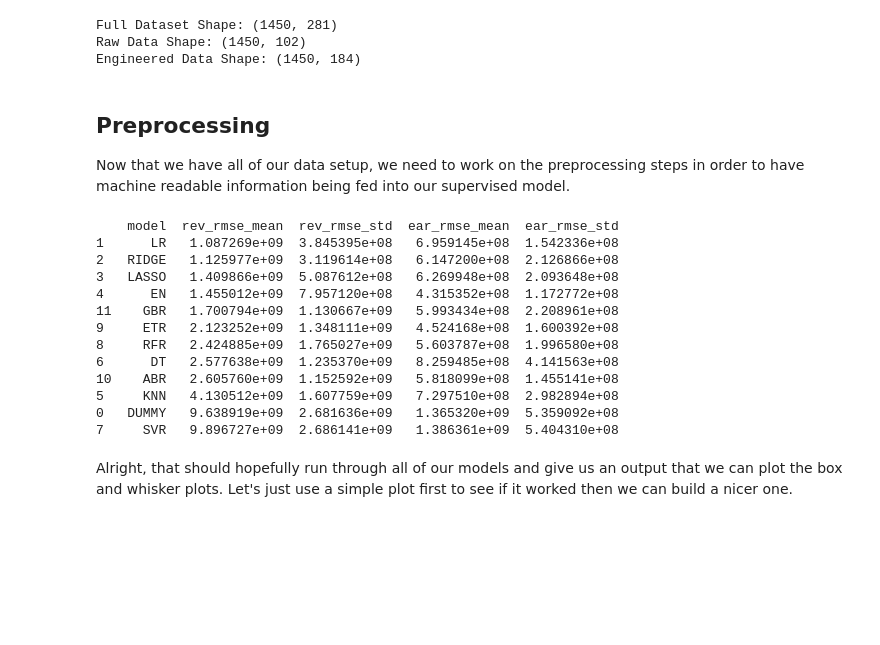
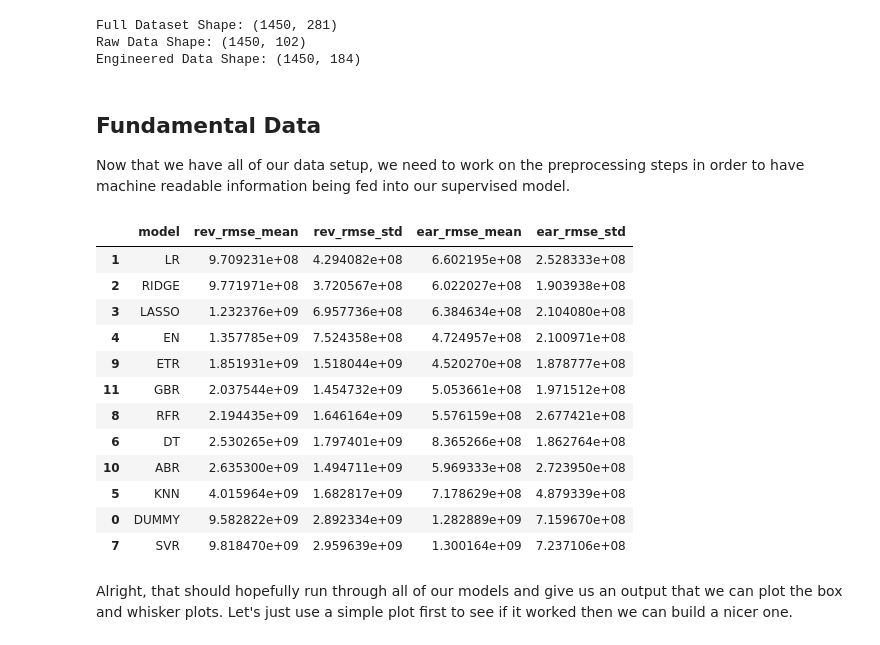
Before and after one commit to tmacpherson6/machine_learning_in_fundamental_valuations, a Jupyter notebook: Notebooks/Thomas/9 - Baseline Supervised Learning Models.ipynb, the cells around one changed output. Saved outputs shown, nothing was run; the diff lists cells and outputs as text; code cells hidden in the pictures; blank space fills up the shorter version.

```diff
--- a/Notebooks/Thomas/9 - Baseline Supervised Learning Models.ipynb
+++ b/Notebooks/Thomas/9 - Baseline Supervised Learning Models.ipynb
@@ -227,13 +227,13 @@ Full Dataset Shape: (1450, 281)
 Raw Data Shape: (1450, 102)
 Engineered Data Shape: (1450, 184)
 # %% [markdown]
-## Preprocessing
+## Fundamental Data
 Now that we have all of our data setup, we need to work on the preprocessing steps in order to have machine readable information being fed into our supervised model.
 # %%
 # Lets attempt this first with the raw data
 X_raw = raw_data.copy()
 # columns
-cat_cols = ['Sector', 'Exchange', 'Market Cap']  # verify 'Market Cap' is categorical
+cat_cols = ['Sector', 'Exchange', 'Market Cap']
 num_cols = [c for c in X_raw.columns if c not in cat_cols]
 
 # models (set seeds where applicable)
@@ -257,47 +257,47 @@ preproc = ColumnTransformer([
     ('num', Pipeline([
         ('scale', StandardScaler())
     ]), num_cols),
     ('cat', Pipeline([
         ('ohe', OneHotEncoder(handle_unknown='ignore'))
     ]), cat_cols),
 ])
 
 cv = KFold(n_splits=5, shuffle=True, random_state=random_state)
 scorer = 'neg_root_mean_squared_error'  # RMSE as negative; flip sign after
 
 names, kfold_results_rev, kfold_results_ear = [], [], []
 
 for name, model in models:
     pipe = Pipeline([('prep', preproc), ('model', model)])
     rmse_rev = -cross_val_score(pipe, X_raw, y1_rev, cv=cv, scoring=scorer, n_jobs=-1)
     rmse_ear = -cross_val_score(pipe, X_raw, y2_ear, cv=cv, scoring=scorer, n_jobs=-1)
     names.append(name)
     kfold_results_rev.append(rmse_rev)
     kfold_results_ear.append(rmse_ear)
 
 # optional: summary
 summary = pd.DataFrame({
     'model': names,
     'rev_rmse_mean': [r.mean() for r in kfold_results_rev],
     'rev_rmse_std':  [r.std()  for r in kfold_results_rev],
     'ear_rmse_mean': [r.mean() for r in kfold_results_ear],
     'ear_rmse_std':  [r.std()  for r in kfold_results_ear],
 }).sort_values('rev_rmse_mean')
-print(summary)
+summary
 # %% [output]
-    model  rev_rmse_mean  rev_rmse_std  ear_rmse_mean  ear_rmse_std
-1      LR   1.087269e+09  3.845395e+08   6.959145e+08  1.542336e+08
-2   RIDGE   1.125977e+09  3.119614e+08   6.147200e+08  2.126866e+08
-3   LASSO   1.409866e+09  5.087612e+08   6.269948e+08  2.093648e+08
-4      EN   1.455012e+09  7.957120e+08   4.315352e+08  1.172772e+08
-11    GBR   1.700794e+09  1.130667e+09   5.993434e+08  2.208961e+08
-9     ETR   2.123252e+09  1.348111e+09   4.524168e+08  1.600392e+08
-8     RFR   2.424885e+09  1.765027e+09   5.603787e+08  1.996580e+08
-6      DT   2.577638e+09  1.235370e+09   8.259485e+08  4.141563e+08
-10    ABR   2.605760e+09  1.152592e+09   5.818099e+08  1.455141e+08
-5     KNN   4.130512e+09  1.607759e+09   7.297510e+08  2.982894e+08
-0   DUMMY   9.638919e+09  2.681636e+09   1.365320e+09  5.359092e+08
-7     SVR   9.896727e+09  2.686141e+09   1.386361e+09  5.404310e+08
+|  | model | rev_rmse_mean | rev_rmse_std | ear_rmse_mean | ear_rmse_std |
+| 1 | LR | 9.709231e+08 | 4.294082e+08 | 6.602195e+08 | 2.528333e+08 |
+| 2 | RIDGE | 9.771971e+08 | 3.720567e+08 | 6.022027e+08 | 1.903938e+08 |
+| 3 | LASSO | 1.232376e+09 | 6.957736e+08 | 6.384634e+08 | 2.104080e+08 |
+| 4 | EN | 1.357785e+09 | 7.524358e+08 | 4.724957e+08 | 2.100971e+08 |
+| 9 | ETR | 1.851931e+09 | 1.518044e+09 | 4.520270e+08 | 1.878777e+08 |
+| 11 | GBR | 2.037544e+09 | 1.454732e+09 | 5.053661e+08 | 1.971512e+08 |
+| 8 | RFR | 2.194435e+09 | 1.646164e+09 | 5.576159e+08 | 2.677421e+08 |
+| 6 | DT | 2.530265e+09 | 1.797401e+09 | 8.365266e+08 | 1.862764e+08 |
+| 10 | ABR | 2.635300e+09 | 1.494711e+09 | 5.969333e+08 | 2.723950e+08 |
+| 5 | KNN | 4.015964e+09 | 1.682817e+09 | 7.178629e+08 | 4.879339e+08 |
+| 0 | DUMMY | 9.582822e+09 | 2.892334e+09 | 1.282889e+09 | 7.159670e+08 |
+| 7 | SVR | 9.818470e+09 | 2.959639e+09 | 1.300164e+09 | 7.237106e+08 |
 # %% [markdown]
 Alright, that should hopefully run through all of our models and give us an output that we can plot the box and whisker plots. Let's just use a simple plot first to see if it worked then we can build a nicer one.
 # %%
```
Also changed, not shown: parts of 16 cells of this notebook.
